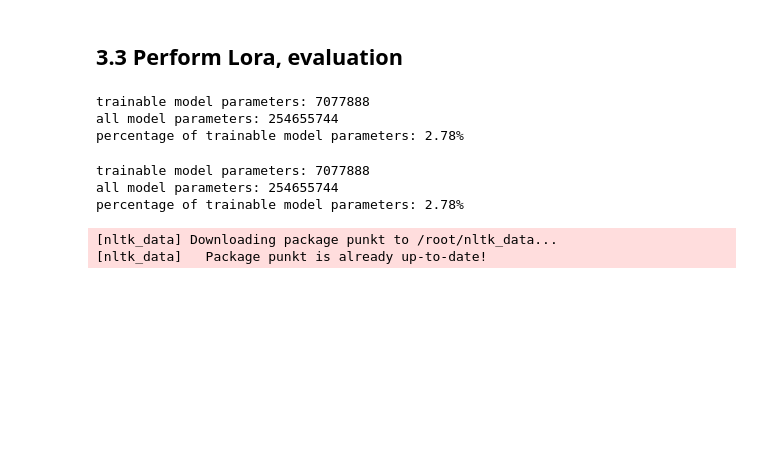
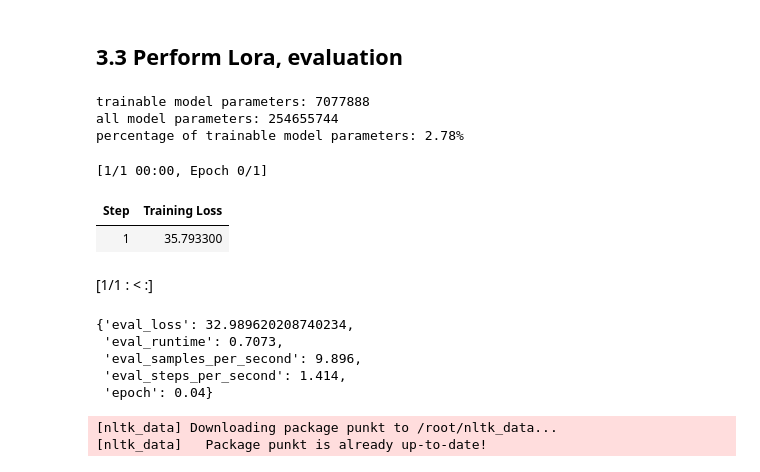
Before and after one commit to YoonjungChoi/Project_GenerativeAI, a Jupyter notebook: project1_PEFT/Project2_LLM(FLAN_T5_Llama2)_Summerization_Idiom_Tasks_PEFT_LoRA.ipynb, the cells around one changed output. Cells and saved outputs as stored; diff of their text form; code cells hidden in the pictures; blank space fills up the shorter version.

```diff
--- a/project1_PEFT/Project2_LLM(FLAN_T5_Llama2)_Summerization_Idiom_Tasks_PEFT_LoRA.ipynb
+++ b/project1_PEFT/Project2_LLM(FLAN_T5_Llama2)_Summerization_Idiom_Tasks_PEFT_LoRA.ipynb
@@ -1077,22 +1084,3 @@ FT_INSTRUCT MODEL:
 {'rouge1': 0.03132832080200501, 'rouge2': 0.0, 'rougeL': 0.023809523809523808, 'rougeLsum': 0.03132832080200501}
 # %% [markdown]
 ## 3.3 Perform Lora, evaluation
-# %%
-from peft import LoraConfig, get_peft_model, TaskType
-
-lora_config = LoraConfig(
-    r=64, # Rank
-    lora_alpha=32,
-    target_modules=["q", "v"],
-    lora_dropout=0.05,
-    bias="none",
-    task_type=TaskType.SEQ_2_SEQ_LM # FLAN-T5
-)
-
-peft_idiom_model = get_peft_model(original_model,
-                            lora_config)
-print(print_number_of_trainable_model_parameters(peft_idiom_model))
-# %% [output]
-trainable model parameters: 7077888
-all model parameters: 254655744
-percentage of trainable model parameters: 2.78%
@@ -1115,6 +1108,42 @@ print(print_number_of_trainable_model_parameters(peft_idiom_model))
 trainable model parameters: 7077888
 all model parameters: 254655744
 percentage of trainable model parameters: 2.78%
+# %%
+'''
+output_dir = f'./peft-idiom-wo-eval-training-{str(int(time.time()))}'
+
+peft_training_args = TrainingArguments(
+    output_dir=output_dir,
+    auto_find_batch_size=True,
+    learning_rate=1e-3, # Higher learning rate than full fine-tuning.
+    num_train_epochs=1,
+    logging_steps=1,
+    max_steps=1
+)
+
+peft_trainer = Trainer(
+    model=peft_idiom_model,
+    args=peft_training_args,
+    train_dataset=tokenized_datasets["train"],
+    eval_dataset=tokenized_datasets["validate"],
+)
+
+peft_trainer.train()
+peft_model_path="./peft-idiom-wo-eval-checkpoint-local"
+peft_trainer.model.save_pretrained(peft_model_path)
+tokenizer.save_pretrained(peft_model_path)
+peft_trainer.evaluate()
+'''
+# %% [output]
+[1/1 00:00, Epoch 0/1]
+| Step | Training Loss |
+| 1 | 35.793300 |
+[1/1 : < :]
+{'eval_loss': 32.989620208740234,
+ 'eval_runtime': 0.7073,
+ 'eval_samples_per_second': 9.896,
+ 'eval_steps_per_second': 1.414,
+ 'epoch': 0.04}
 # %%
 import evaluate
 import nltk
```
Also changed, not shown: parts of 17 cells of this notebook, 2 other files.
